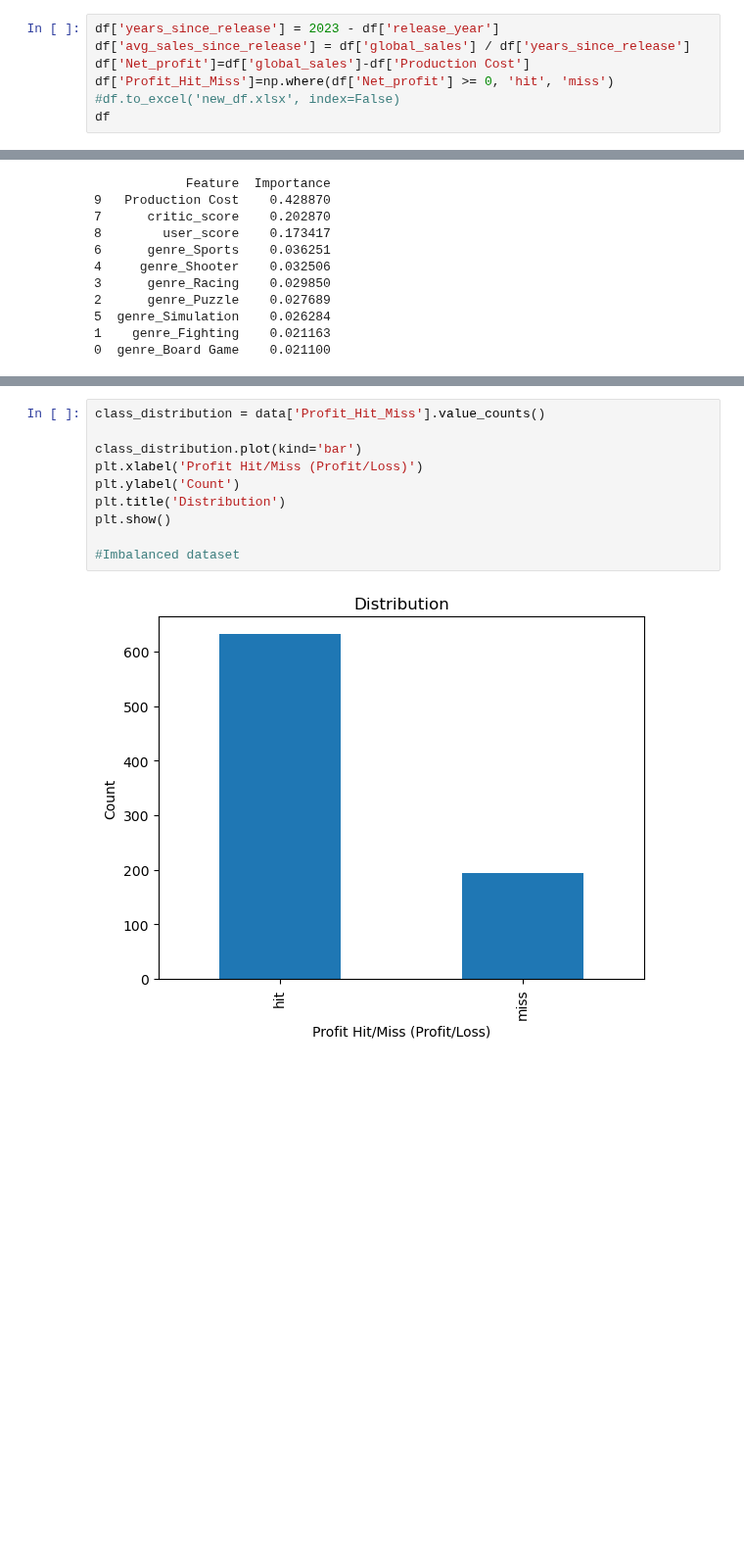
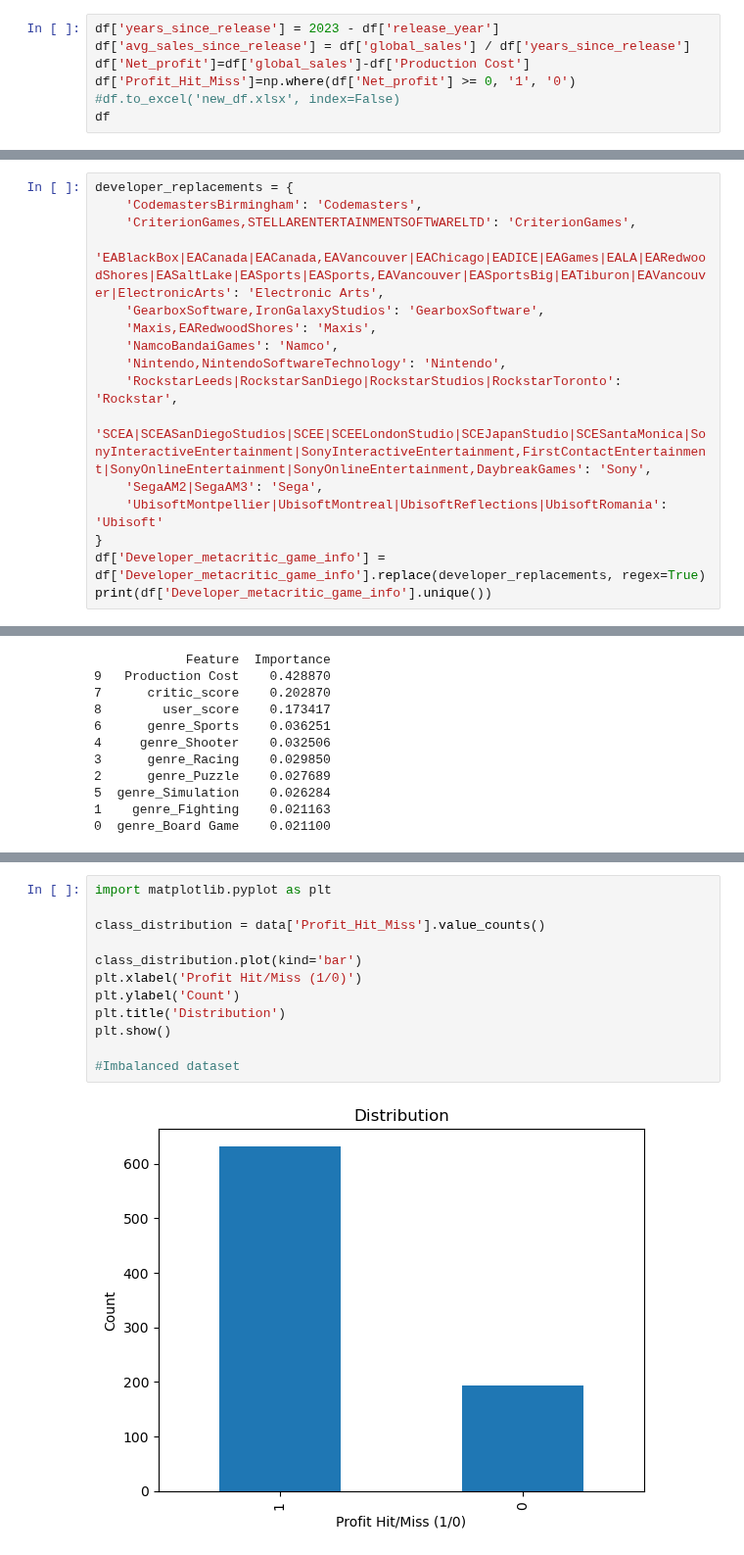
Before and after one commit to wd686/EBAC, a Jupyter notebook: Modelling/RevenuePrediction_wd.ipynb, the cells around one changed output, grey strips where cells are left out. Shown at 98% size. Saved outputs shown, nothing was run; the diff lists cells and outputs as text; blank space fills up the shorter version.

```diff
--- a/Modelling/RevenuePrediction_wd.ipynb
+++ b/Modelling/RevenuePrediction_wd.ipynb
@@ -38,7 +54,7 @@ Data pre-processing
 df['years_since_release'] = 2023 - df['release_year']
 df['avg_sales_since_release'] = df['global_sales'] / df['years_since_release']
 df['Net_profit']=df['global_sales']-df['Production Cost']
-df['Profit_Hit_Miss']=np.where(df['Net_profit'] >= 0, 'hit', 'miss')
+df['Profit_Hit_Miss']=np.where(df['Net_profit'] >= 0, '1', '0')
 #df.to_excel('new_df.xlsx', index=False)
 df
 # %% [output]
@@ -55,3 +71,19 @@ df
 | 8873 | Zone of the Enders | PS2 | Simulation | IBM | 9.0 | 7.5 | 8.0 | 52.00 | 3.00 | ... |
 | 8874 | Zone of the Enders The 2nd Runner | PS2 | Simulation | Amazon Game Studios | 2.0 | 8.6 | 3.0 | 77.00 | 3.00 | ... |
 826 rows × 28 columns
+# %%
+developer_replacements = {
+    'CodemastersBirmingham': 'Codemasters',
+    'CriterionGames,STELLARENTERTAINMENTSOFTWARELTD': 'CriterionGames',
+    'EABlackBox|EACanada|EACanada,EAVancouver|EAChicago|EADICE|EAGames|EALA|EARedwoodShores|EASaltLake|EASports|EASports,EAVancouver|EASportsBig|EATiburon|EAVancouver|ElectronicArts': 'Electronic Arts',
+    'GearboxSoftware,IronGalaxyStudios': 'GearboxSoftware',
+    'Maxis,EARedwoodShores': 'Maxis',
+    'NamcoBandaiGames': 'Namco',
+    'Nintendo,NintendoSoftwareTechnology': 'Nintendo',
+    'RockstarLeeds|RockstarSanDiego|RockstarStudios|RockstarToronto': 'Rockstar',
+    'SCEA|SCEASanDiegoStudios|SCEE|SCEELondonStudio|SCEJapanStudio|SCESantaMonica|SonyInteractiveEntertainment|SonyInteractiveEntertainment,FirstContactEntertainment|SonyOnlineEntertainment|SonyOnlineEntertainment,DaybreakGames': 'Sony',
+    'SegaAM2|SegaAM3': 'Sega',
+    'UbisoftMontpellier|UbisoftMontreal|UbisoftReflections|UbisoftRomania': 'Ubisoft'
+}
+df['Developer_metacritic_game_info'] = df['Developer_metacritic_game_info'].replace(developer_replacements, regex=True)
+print(df['Developer_metacritic_game_info'].unique())
@@ -345,13 +413,15 @@ print(importance_df)
 Classification: Profit/Loss prediction
 # %%
+import matplotlib.pyplot as plt
+
 class_distribution = data['Profit_Hit_Miss'].value_counts()
 
 class_distribution.plot(kind='bar')
-plt.xlabel('Profit Hit/Miss (Profit/Loss)')
+plt.xlabel('Profit Hit/Miss (1/0)')
 plt.ylabel('Count')
 plt.title('Distribution')
 plt.show()
 
 #Imbalanced dataset
 # %% [output]
-[figure, old version]
+[figure, new version]
```
Also changed, not shown: parts of 22 cells of this notebook, 1 other file.
